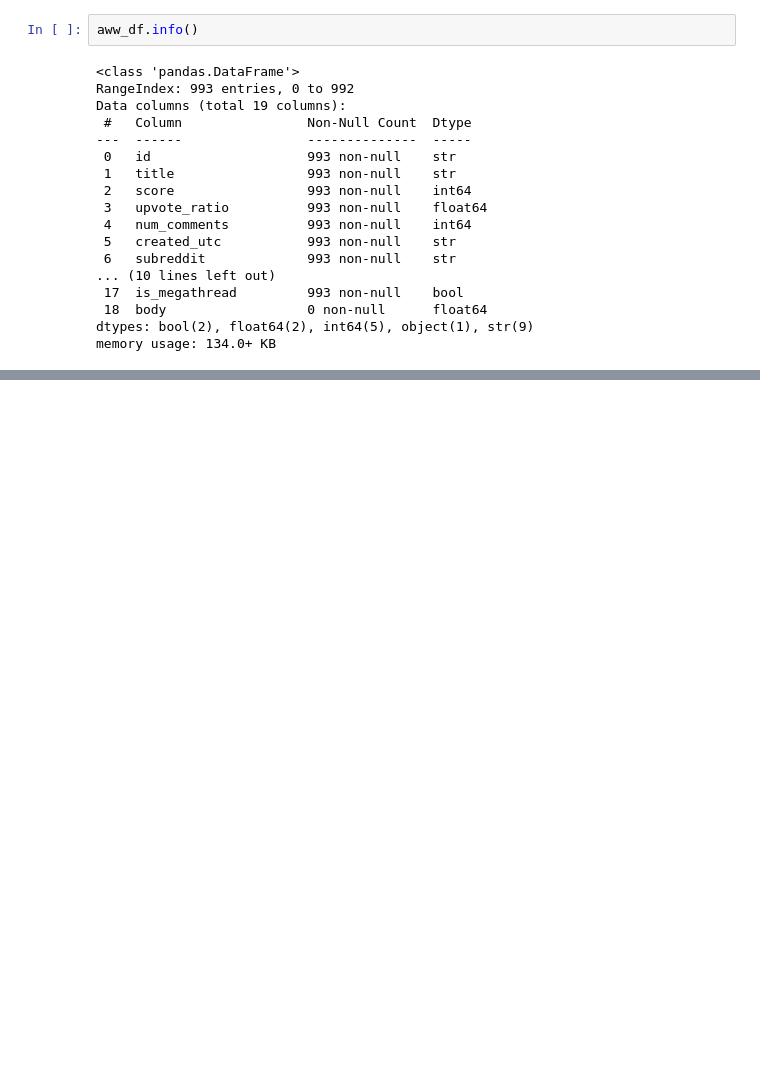
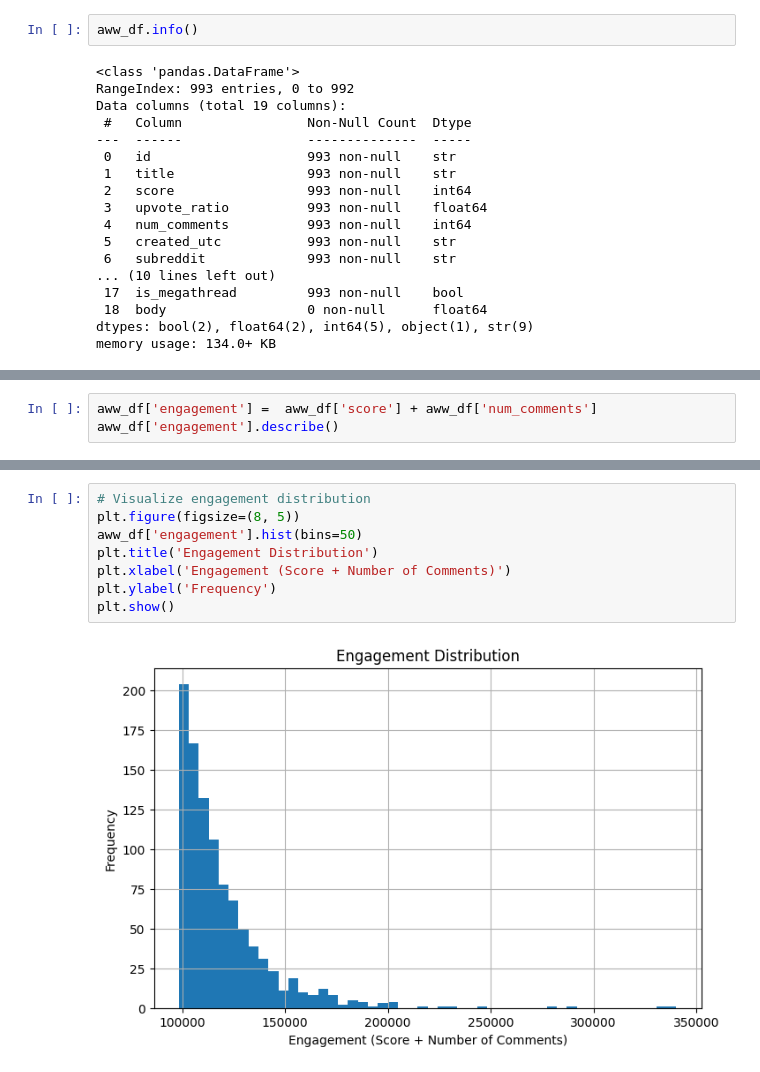
Before and after one commit to keira-p/content-intelligence-system, a Jupyter notebook: notebooks/01_eda.ipynb, the cells around one changed output, grey strips where cells are left out. Drawn from its saved outputs; the diff is of its cells as text; blank space fills up the shorter version.

```diff
--- a/notebooks/01_eda.ipynb
+++ b/notebooks/01_eda.ipynb
@@ -104,0 +249,3 @@ Initial inspection of the aww dataset shows:
+# %%
+aww_df['engagement'] =  aww_df['score'] + aww_df['num_comments']
+aww_df['engagement'].describe()
@@ -104,0 +270,10 @@ Initial inspection of the aww dataset shows:
+# %%
+# Visualize engagement distribution
+plt.figure(figsize=(8, 5))
+aww_df['engagement'].hist(bins=50)
+plt.title('Engagement Distribution')
+plt.xlabel('Engagement (Score + Number of Comments)')
+plt.ylabel('Frequency')
+plt.show()
+# %% [output]
+[figure, added]
```
Also changed, not shown: parts of 33 cells of this notebook.
